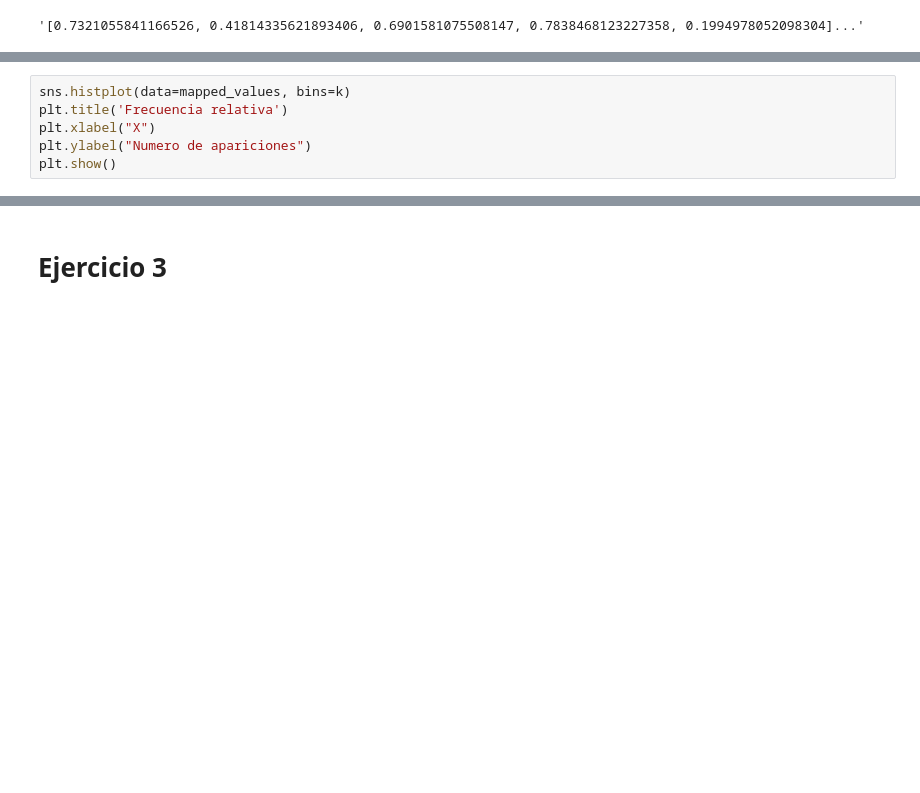
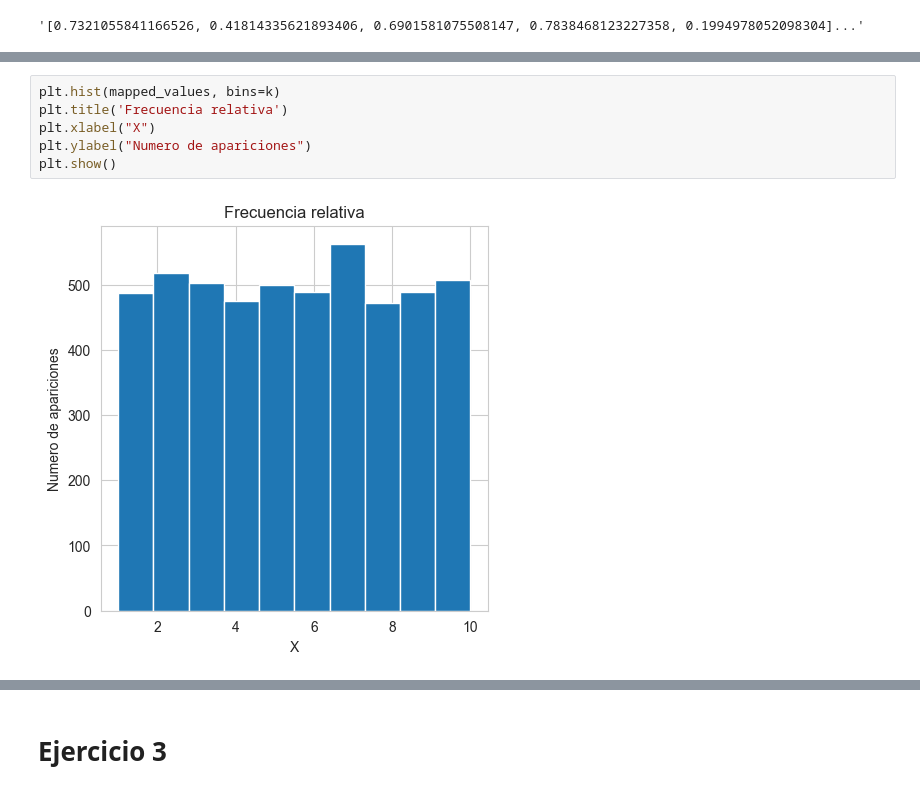
Before and after one commit to AlejandroDaneri/simulacion, a Jupyter notebook: Resolucion.ipynb, the cells around one changed output, grey strips where cells are left out. Drawn from its saved outputs; the diff is of its cells as text; blank space fills up the shorter version.

```diff
--- a/Resolucion.ipynb
+++ b/Resolucion.ipynb
@@ -406,8 +411,10 @@ frecuencies
 # %%
-sns.histplot(data=mapped_values, bins=k)
+plt.hist(mapped_values, bins=k)
 plt.title('Frecuencia relativa')
 plt.xlabel("X")
 plt.ylabel("Numero de apariciones")
 plt.show()
+# %% [output]
+[figure, added]
 # %%
 test_chi2(frecuencies)
```
Also changed, not shown: parts of 53 cells of this notebook.
